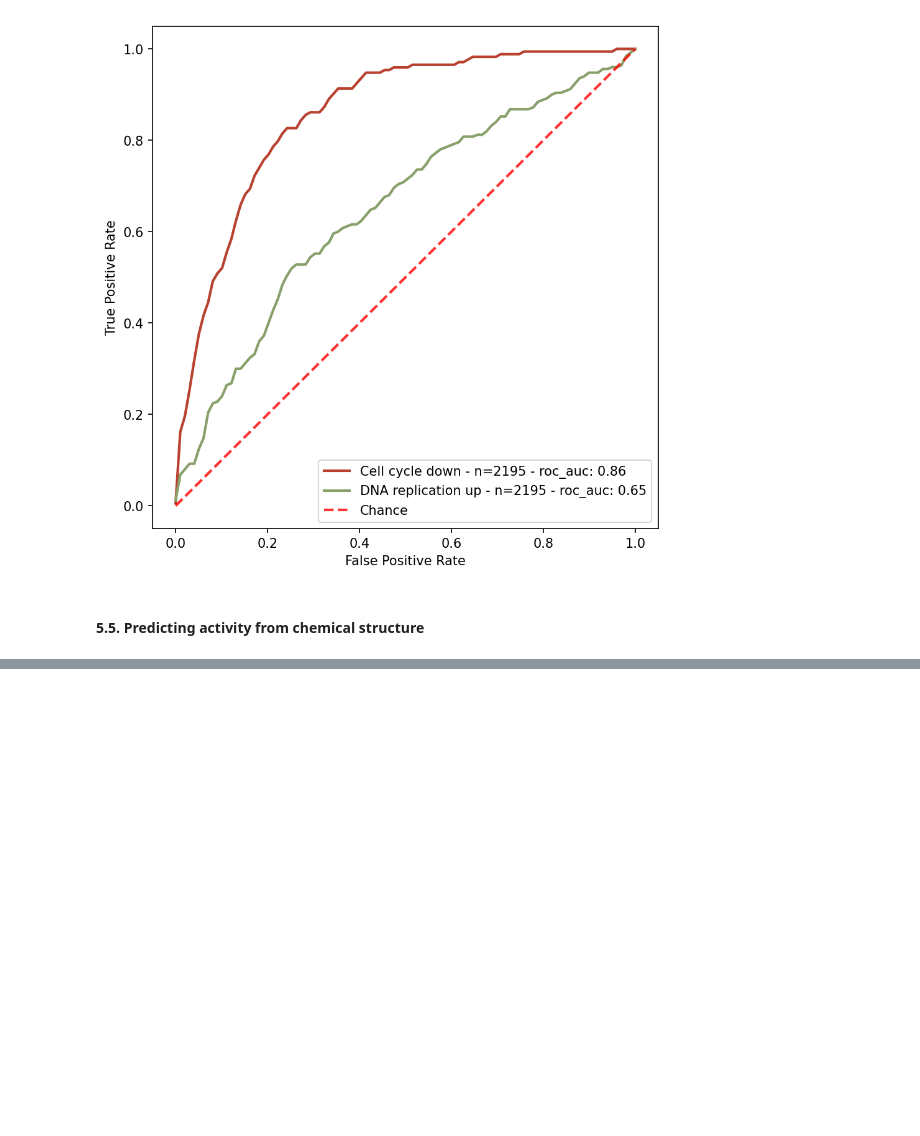
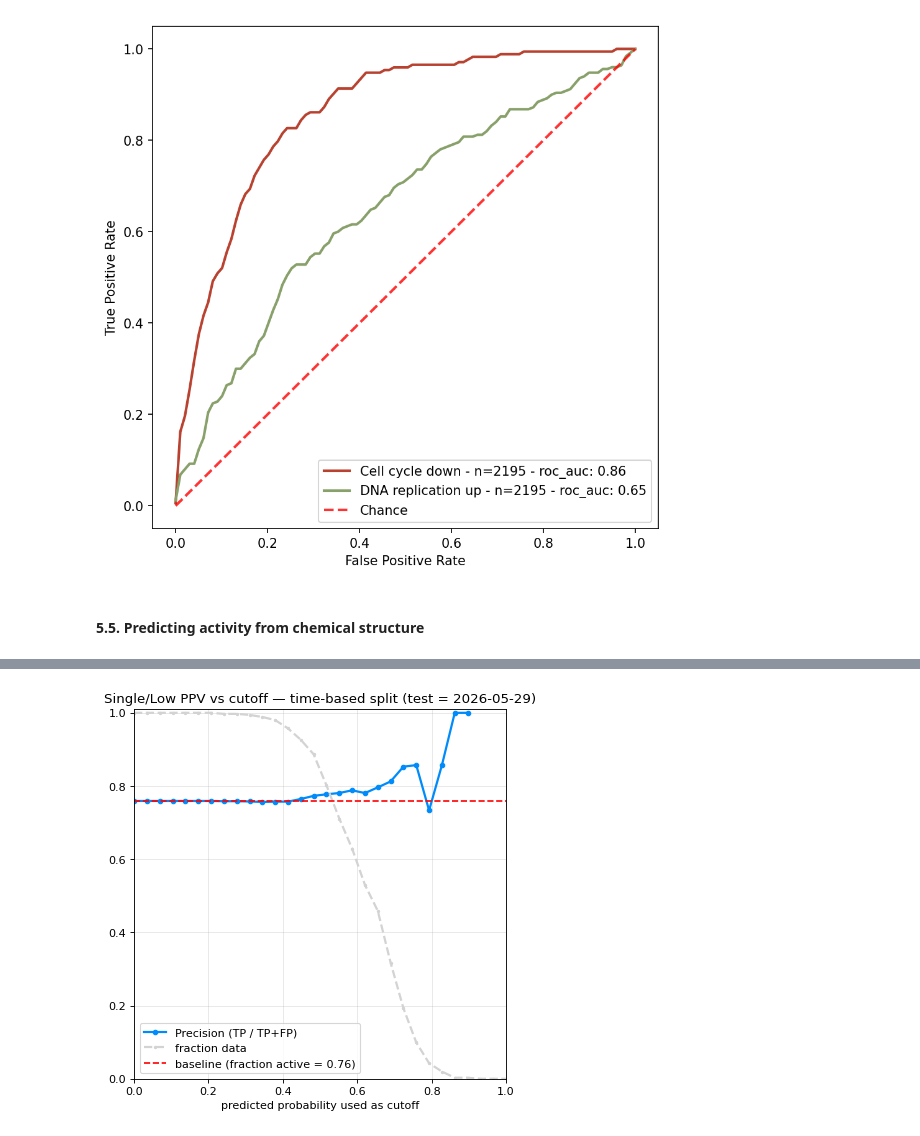
Before and after one commit to gtamo39/MS_ML, a Jupyter notebook: vignettes/MS_TargetML.ipynb, the cells around one changed output, grey strips where cells are left out. Cells and saved outputs as stored; diff of their text form; code cells hidden in the pictures; blank space fills up the shorter version.

```diff
--- a/vignettes/MS_TargetML.ipynb
+++ b/vignettes/MS_TargetML.ipynb
@@ -2312,6 +2283,10 @@ _POS_BINS = ['Single (1)', 'Low (2-10)']                   # the positive class
 # compound -> activity (latest screen); binary label over the whole library that has features
 _act = (MS.dropna(subset=['activity']).sort_values('date')
           .drop_duplicates('compound', keep='last')[['compound', 'activity']])
+
+## remove contaminants + controls + FBX dependency:
+_act = _act[~_act['compound'].isin(cm2rm)]
+
 _lab = _act.assign(label=lambda d: d['activity'].isin(_POS_BINS).astype(int))
 _MLd = MF_features.merge(_lab[['compound', 'label']], on='compound')
 stats_tools.check_ML_data(_MLd, verbose=False)
@@ -2341,0 +2369,11 @@ NameError: name '_dp' is not defined
+# %%
+## get PPV from probas — TIME-BASED split (prospective 2026-05-29 test set)
+## Uses yte / proba / classes from the time-based split cell above. baseline = fraction
+## single/low in the HELD-OUT tranche (the random-guess PPV on that prospective set).
+_pos = list(classes).index('single/low')                  # positive-class column in proba
+_ts_pred = pd.DataFrame({'real_y': (yte == 'single/low').astype(int), 'probas': proba[:, _pos]})
+ppv_df = ML_Class.get_PPV_vs_proba(_ts_pred, npts=30, plot=True,
+                                   baseline=_ts_pred['real_y'].mean(), dpi=80)
+plt.title('Single/Low PPV vs cutoff — time-based split (test = 2026-05-29)'); plt.show()
+# %% [output]
+[figure, added]
```
Also changed, not shown: parts of 22 cells of this notebook, 7 other files.
